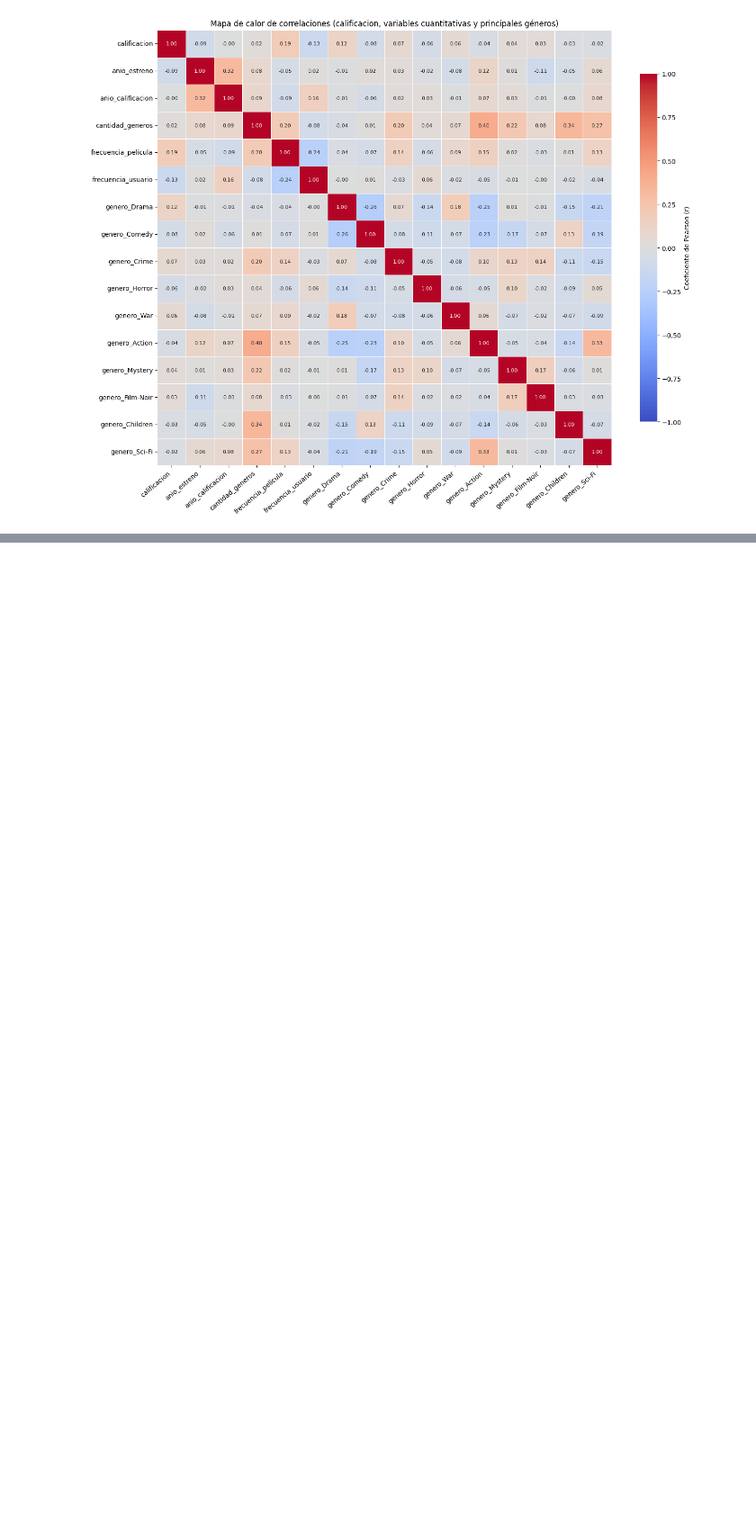
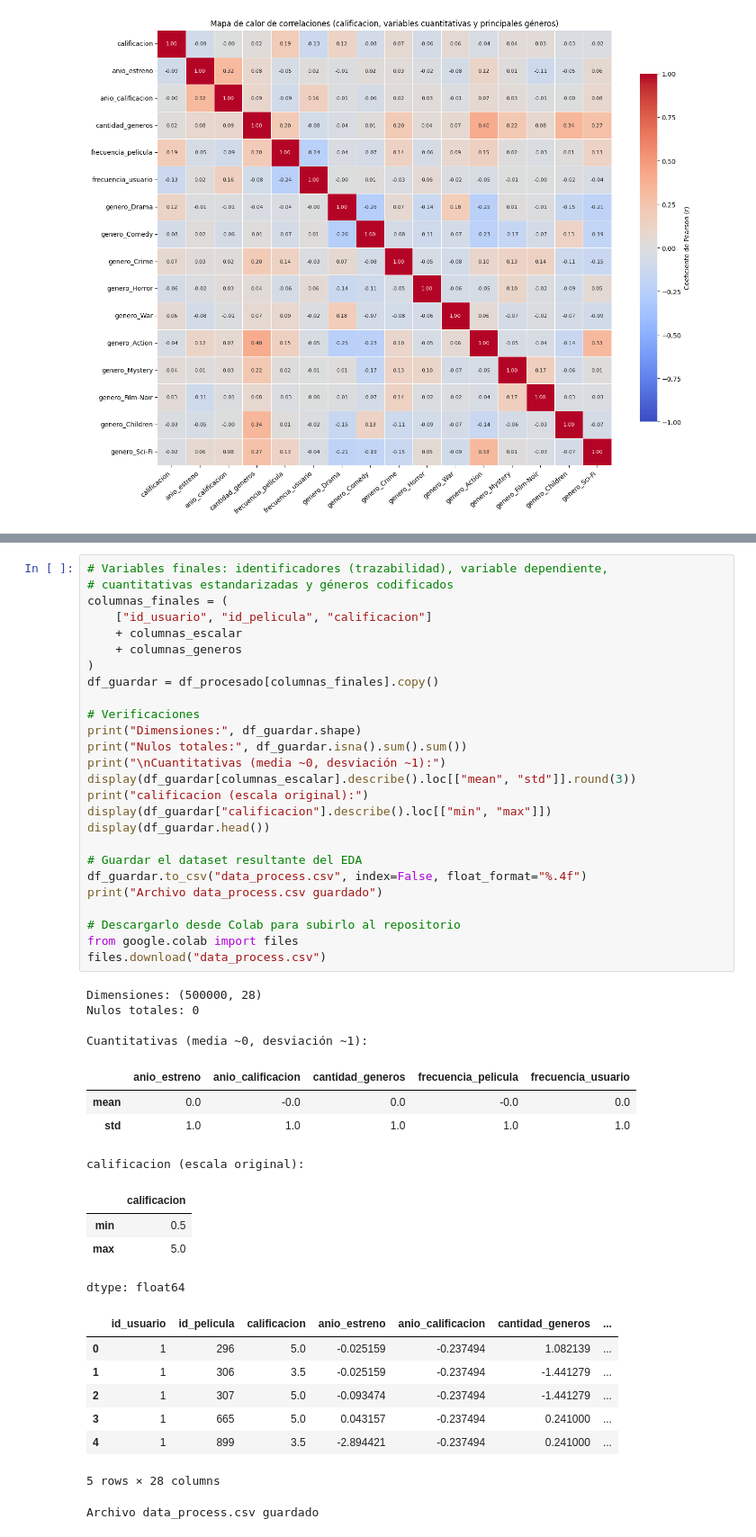
Before and after one commit to sheylamurillo/laboratorio4_conjunto-de-datos, a Jupyter notebook: lab4_IC2025.ipynb, the cells around one changed output, grey strips where cells are left out. Shown at 90% size. Drawn from its saved outputs; the diff is of its cells as text; blank space fills up the shorter version.

Commit message:
Agrega puntos 13 y 14 y data_process.csv

```diff
--- a/lab4_IC2025.ipynb
+++ b/lab4_IC2025.ipynb
@@ -660,0 +694,47 @@ plt.show()
+# %%
+# Variables finales: identificadores (trazabilidad), variable dependiente,
+# cuantitativas estandarizadas y géneros codificados
+columnas_finales = (
+    ["id_usuario", "id_pelicula", "calificacion"]
+    + columnas_escalar
+    + columnas_generos
+)
+df_guardar = df_procesado[columnas_finales].copy()
+
+# Verificaciones
+print("Dimensiones:", df_guardar.shape)
+print("Nulos totales:", df_guardar.isna().sum().sum())
+print("\nCuantitativas (media ~0, desviación ~1):")
+display(df_guardar[columnas_escalar].describe().loc[["mean", "std"]].round(3))
+print("calificacion (escala original):")
+display(df_guardar["calificacion"].describe().loc[["min", "max"]])
+display(df_guardar.head())
+
+# Guardar el dataset resultante del EDA
+df_guardar.to_csv("data_process.csv", index=False, float_format="%.4f")
+print("Archivo data_process.csv guardado")
+
+# Descargarlo desde Colab para subirlo al repositorio
+from google.colab import files
+files.download("data_process.csv")
+# %% [output]
+Dimensiones: (500000, 28)
+Nulos totales: 0
+
+Cuantitativas (media ~0, desviación ~1):
+|  | anio_estreno | anio_calificacion | cantidad_generos | frecuencia_pelicula | frecuencia_usuario |
+| mean | 0.0 | -0.0 | 0.0 | -0.0 | 0.0 |
+| std | 1.0 | 1.0 | 1.0 | 1.0 | 1.0 |
+calificacion (escala original):
+|  | calificacion |
+| min | 0.5 |
+| max | 5.0 |
+dtype: float64
+|  | id_usuario | id_pelicula | calificacion | anio_estreno | anio_calificacion | cantidad_generos | ... |
+| 0 | 1 | 296 | 5.0 | -0.025159 | -0.237494 | 1.082139 | ... |
+| 1 | 1 | 306 | 3.5 | -0.025159 | -0.237494 | -1.441279 | ... |
+| 2 | 1 | 307 | 5.0 | -0.093474 | -0.237494 | -1.441279 | ... |
+| 3 | 1 | 665 | 5.0 | 0.043157 | -0.237494 | 0.241000 | ... |
+| 4 | 1 | 899 | 3.5 | -2.894421 | -0.237494 | 0.241000 | ... |
+5 rows × 28 columns
+Archivo data_process.csv guardado
```
Also changed, not shown: parts of 2 cells of this notebook, 1 other file.
